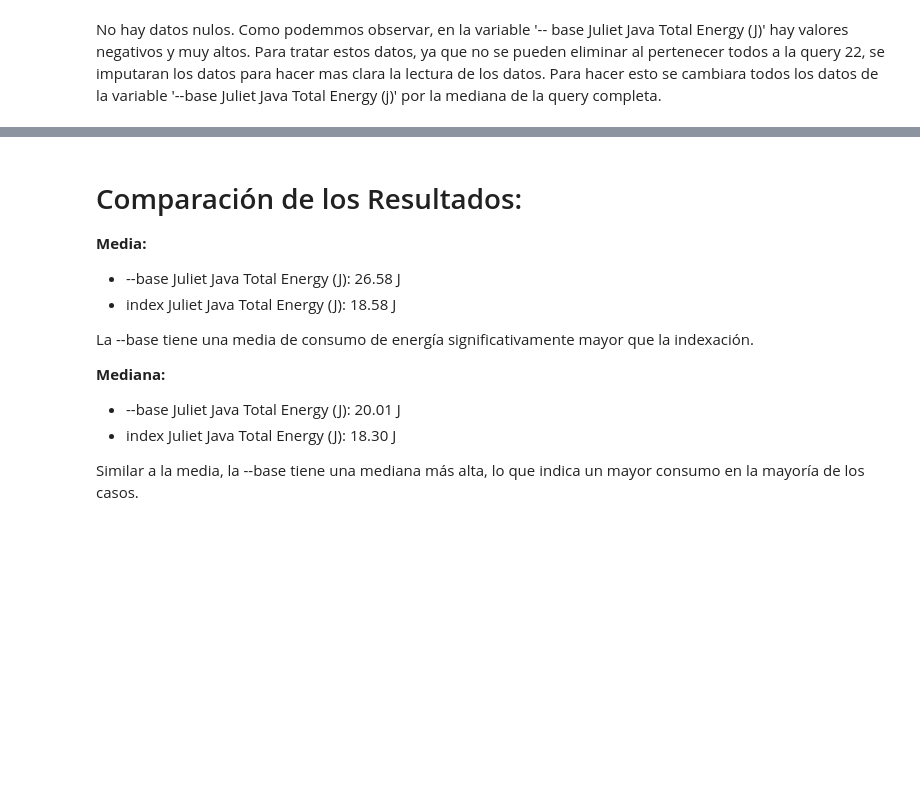
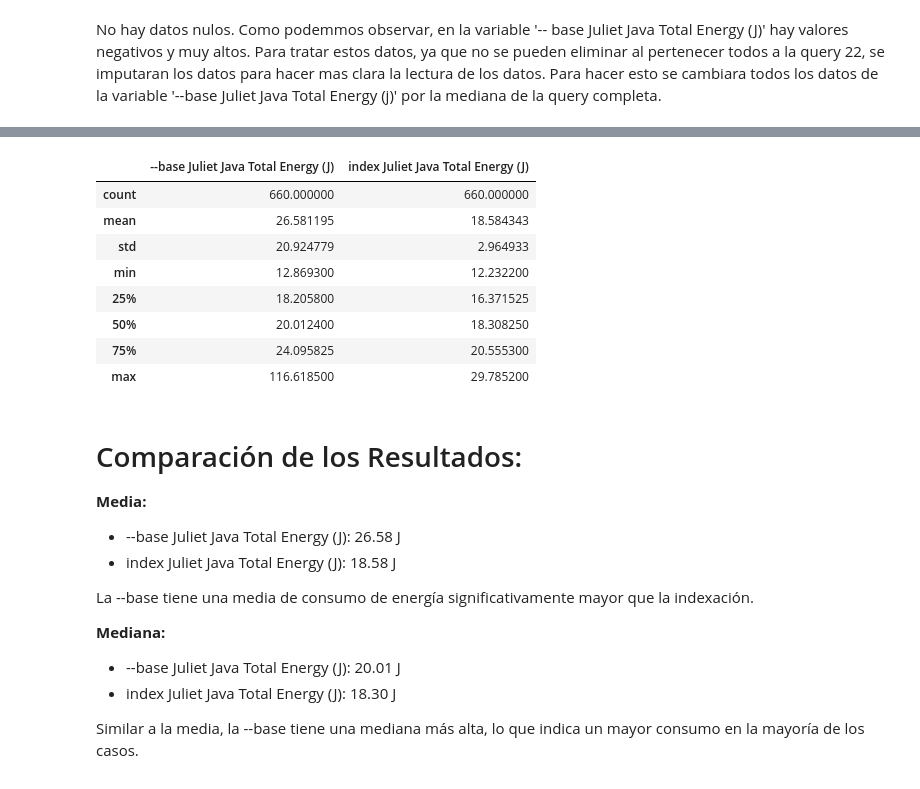
Before and after one commit to mrmiguel564/BD3, a Jupyter notebook: BDIIICliente.ipynb, the cells around one changed output, grey strips where cells are left out. Saved outputs shown, nothing was run; the diff lists cells and outputs as text; code cells hidden in the pictures; blank space fills up the shorter version.

```diff
--- a/BDIIICliente.ipynb
+++ b/BDIIICliente.ipynb
@@ -181,5 +181,17 @@ Rango: 21.669199999999993
 Mínimo: 12.2322
 Máximo: 29.7852
+# %%
+subset_clean.describe()
+# %% [output]
+|  | --base Juliet Java Total Energy (J) | index Juliet Java Total Energy (J) |
+| count | 660.000000 | 660.000000 |
+| mean | 26.581195 | 18.584343 |
+| std | 20.924779 | 2.964933 |
+| min | 12.869300 | 12.232200 |
+| 25% | 18.205800 | 16.371525 |
+| 50% | 20.012400 | 18.308250 |
+| 75% | 24.095825 | 20.555300 |
+| max | 116.618500 | 29.785200 |
 # %% [markdown]
 # Comparación de los Resultados:
 **Media:**
```
Also changed, not shown: parts of 7 cells of this notebook.
